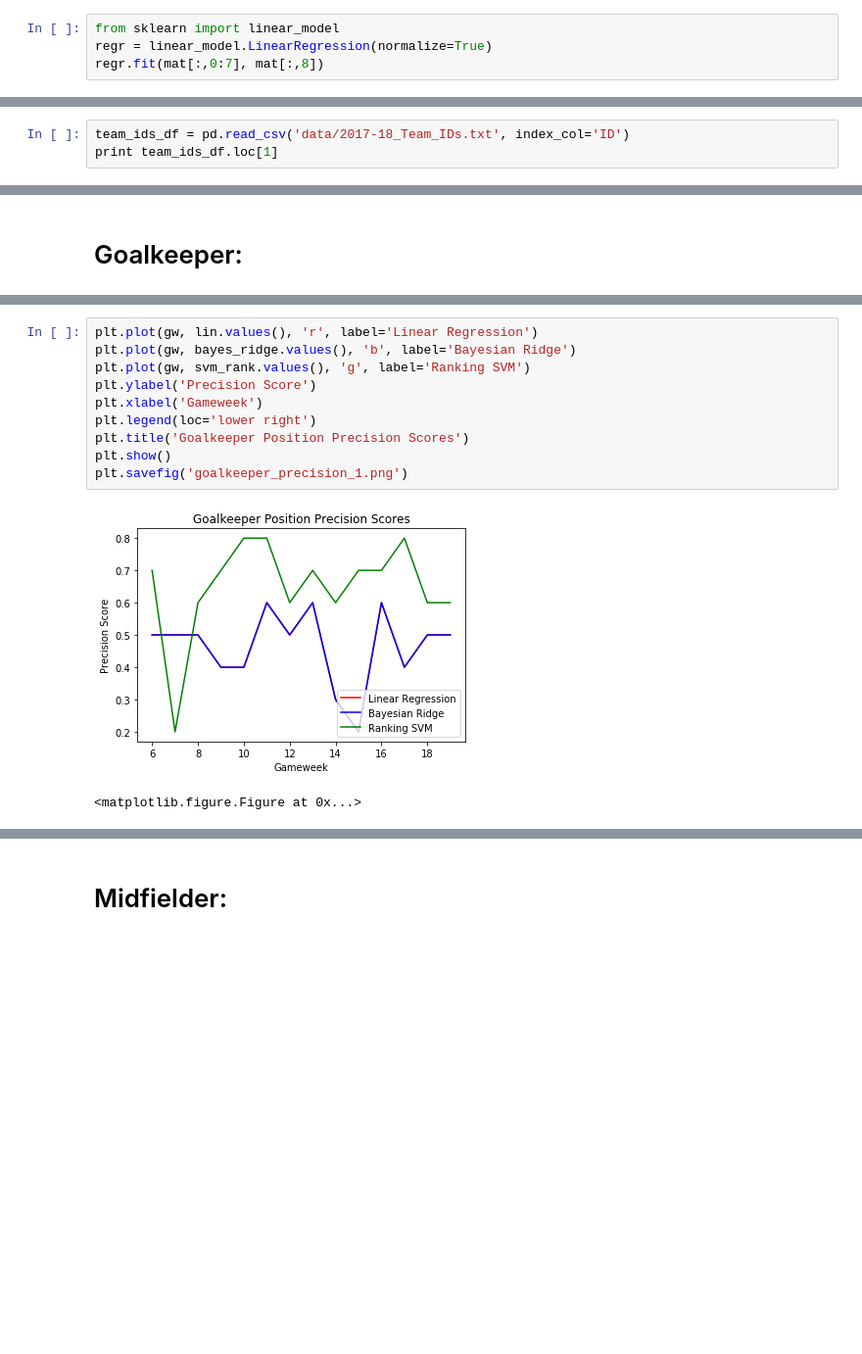
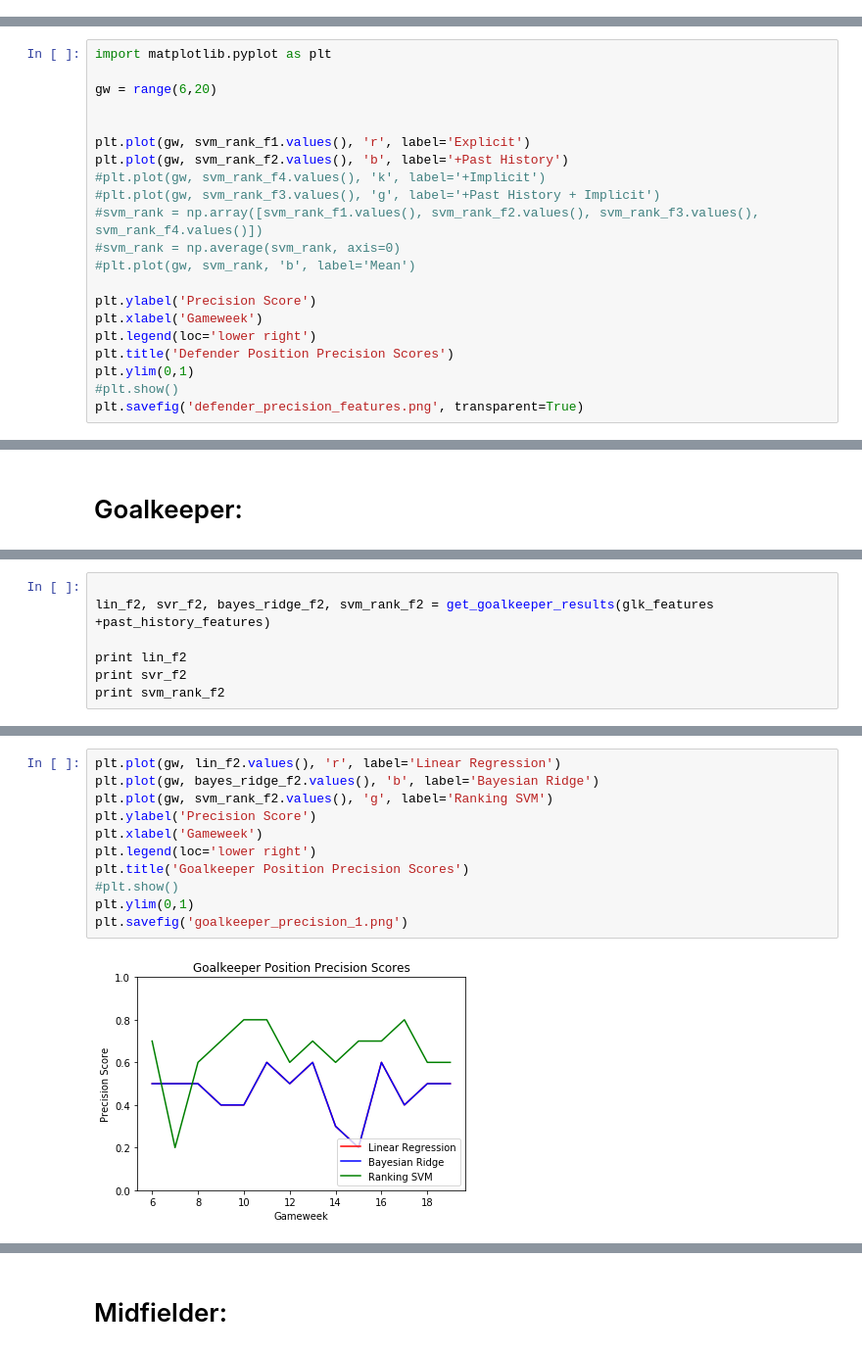
Before and after one commit to rivaldo4t/RecommendationOnFantasyLeague-ROFL, a Jupyter notebook: dataScrape_SB1.ipynb, the cells around one changed output, grey strips where cells are left out. Shown at 98% size. Saved outputs shown, nothing was run; the diff lists cells and outputs as text; blank space fills up the shorter version.

```diff
--- a/dataScrape_SB1.ipynb
+++ b/dataScrape_SB1.ipynb
@@ -78,4 +24,0 @@ for i in range(683):
-# %%
-from sklearn import linear_model
-regr = linear_model.LinearRegression(normalize=True)
-regr.fit(mat[:,0:7], mat[:,8])
@@ -440,3 +167,0 @@ round
-# %%
-team_ids_df = pd.read_csv('data/2017-18_Team_IDs.txt', index_col='ID')
-print team_ids_df.loc[1]
@@ -1298,0 +981,21 @@ print svm_rank
+# %%
+import matplotlib.pyplot as plt
+
+gw = range(6,20)
+
+
+plt.plot(gw, svm_rank_f1.values(), 'r', label='Explicit')
+plt.plot(gw, svm_rank_f2.values(), 'b', label='+Past History')
+#plt.plot(gw, svm_rank_f4.values(), 'k', label='+Implicit')
+#plt.plot(gw, svm_rank_f3.values(), 'g', label='+Past History + Implicit')
+#svm_rank = np.array([svm_rank_f1.values(), svm_rank_f2.values(), svm_rank_f3.values(),  svm_rank_f4.values()])
+#svm_rank = np.average(svm_rank, axis=0)
+#plt.plot(gw, svm_rank, 'b', label='Mean')
+
+plt.ylabel('Precision Score')
+plt.xlabel('Gameweek')
+plt.legend(loc='lower right')
+plt.title('Defender Position Precision Scores')
+plt.ylim(0,1)
+#plt.show()
+plt.savefig('defender_precision_features.png', transparent=True)
@@ -1359,0 +1030,7 @@ print svm_rank
+# %%
+
+lin_f2, svr_f2, bayes_ridge_f2, svm_rank_f2 = get_goalkeeper_results(glk_features +past_history_features)
+
+print lin_f2
+print svr_f2
+print svm_rank_f2
@@ -1360,13 +1082,13 @@ print svm_rank
 # %%
-plt.plot(gw, lin.values(), 'r', label='Linear Regression')
-plt.plot(gw, bayes_ridge.values(), 'b', label='Bayesian Ridge')
-plt.plot(gw, svm_rank.values(), 'g', label='Ranking SVM')
+plt.plot(gw, lin_f2.values(), 'r', label='Linear Regression')
+plt.plot(gw, bayes_ridge_f2.values(), 'b', label='Bayesian Ridge')
+plt.plot(gw, svm_rank_f2.values(), 'g', label='Ranking SVM')
 plt.ylabel('Precision Score')
 plt.xlabel('Gameweek')
 plt.legend(loc='lower right')
 plt.title('Goalkeeper Position Precision Scores')
-plt.show()
+#plt.show()
+plt.ylim(0,1)
 plt.savefig('goalkeeper_precision_1.png')
 # %% [output]
-[figure, old version]
+[figure, new version]
-<matplotlib.figure.Figure at 0x...>
```
Also changed, not shown: parts of 110 cells of this notebook, 5 other files.
